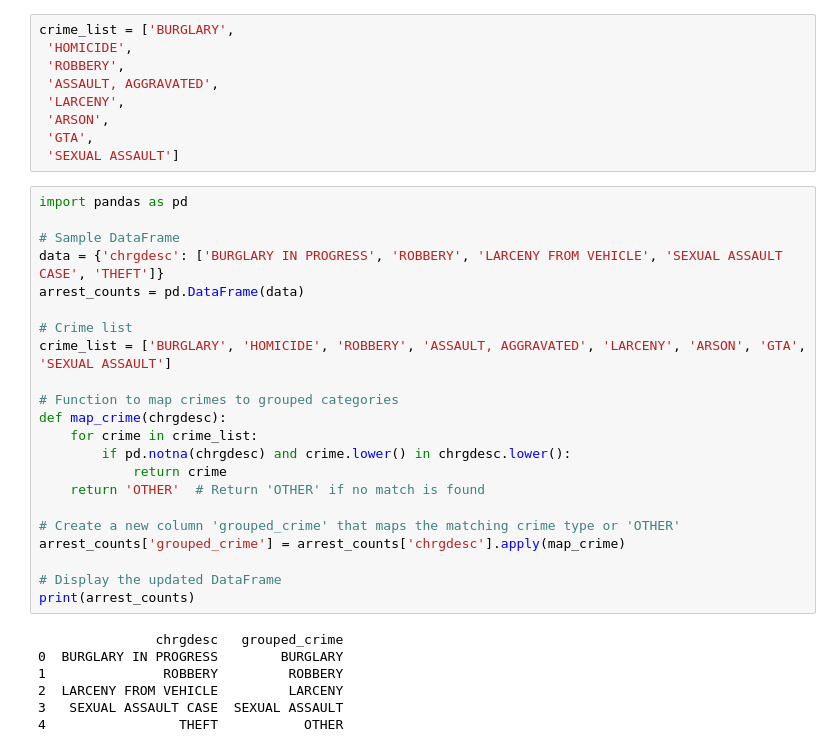
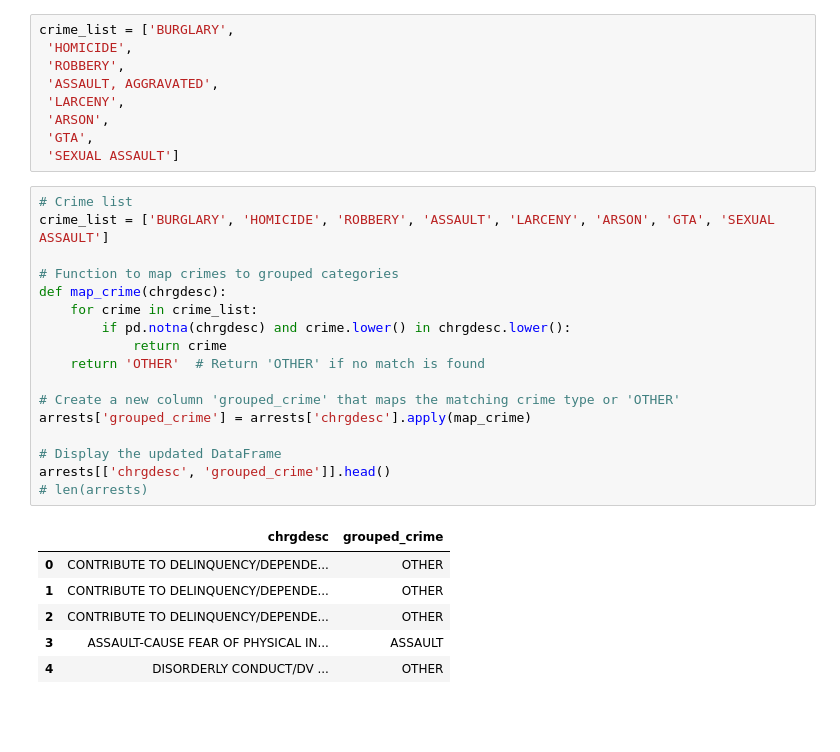
Before and after one commit to bkdevart/hackathon_safe_route, a Jupyter notebook: data_eda.ipynb, the cells around one changed output. Cells and saved outputs as stored; diff of their text form; blank space fills up the shorter version.

```diff
--- a/data_eda.ipynb
+++ b/data_eda.ipynb
@@ -135,31 +113,26 @@ crime_list = ['BURGLARY',
  'GTA',
  'SEXUAL ASSAULT']
 # %%
-import pandas as pd
-
-# Sample DataFrame
-data = {'chrgdesc': ['BURGLARY IN PROGRESS', 'ROBBERY', 'LARCENY FROM VEHICLE', 'SEXUAL ASSAULT CASE', 'THEFT']}
-arrest_counts = pd.DataFrame(data)
-
 # Crime list
-crime_list = ['BURGLARY', 'HOMICIDE', 'ROBBERY', 'ASSAULT, AGGRAVATED', 'LARCENY', 'ARSON', 'GTA', 'SEXUAL ASSAULT']
+crime_list = ['BURGLARY', 'HOMICIDE', 'ROBBERY', 'ASSAULT', 'LARCENY', 'ARSON', 'GTA', 'SEXUAL ASSAULT']
 
 # Function to map crimes to grouped categories
 def map_crime(chrgdesc):
     for crime in crime_list:
         if pd.notna(chrgdesc) and crime.lower() in chrgdesc.lower():
             return crime
     return 'OTHER'  # Return 'OTHER' if no match is found
 
 # Create a new column 'grouped_crime' that maps the matching crime type or 'OTHER'
-arrest_counts['grouped_crime'] = arrest_counts['chrgdesc'].apply(map_crime)
+arrests['grouped_crime'] = arrests['chrgdesc'].apply(map_crime)
 
 # Display the updated DataFrame
-print(arrest_counts)
+arrests[['chrgdesc', 'grouped_crime']].head()
+# len(arrests)
 # %% [output]
-               chrgdesc   grouped_crime
-0  BURGLARY IN PROGRESS        BURGLARY
-1               ROBBERY         ROBBERY
-2  LARCENY FROM VEHICLE         LARCENY
-3   SEXUAL ASSAULT CASE  SEXUAL ASSAULT
-4                 THEFT           OTHER
+|  | chrgdesc | grouped_crime |
+| 0 | CONTRIBUTE TO DELINQUENCY/DEPENDE... | OTHER |
+| 1 | CONTRIBUTE TO DELINQUENCY/DEPENDE... | OTHER |
+| 2 | CONTRIBUTE TO DELINQUENCY/DEPENDE... | OTHER |
+| 3 | ASSAULT-CAUSE FEAR OF PHYSICAL IN... | ASSAULT |
+| 4 | DISORDERLY CONDUCT/DV ... | OTHER |
```
Also changed, not shown: parts of 8 cells of this notebook, 1 other file.
